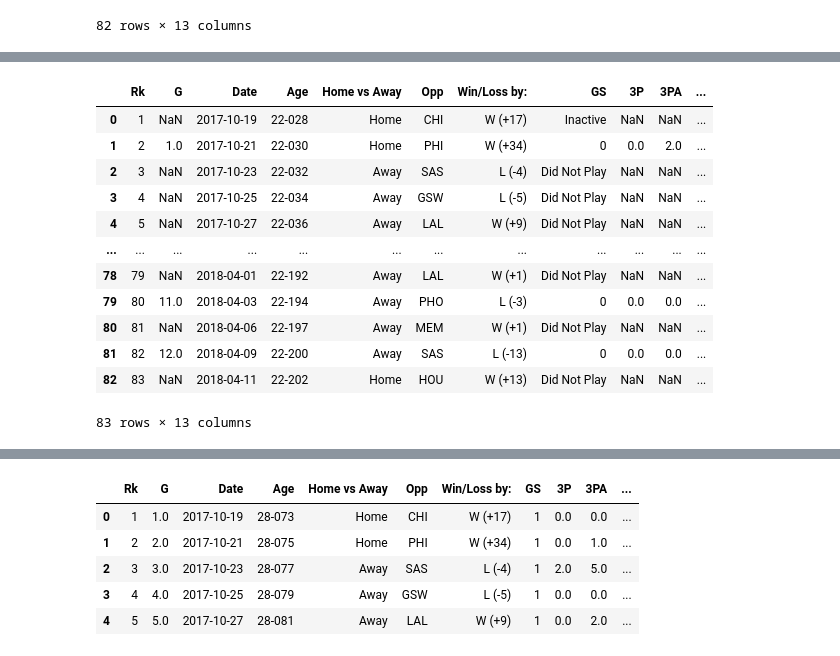
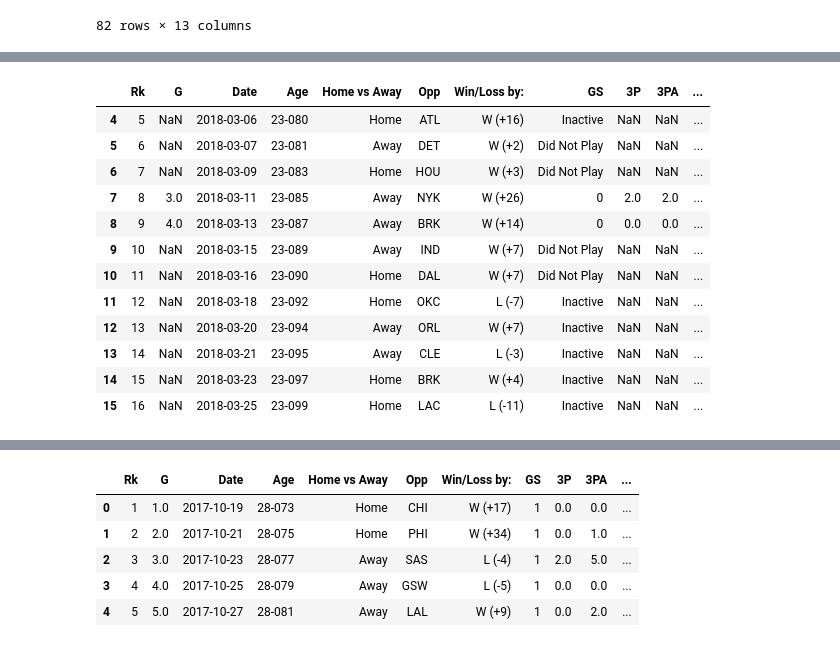
Before and after one commit to jferna73/project-one-, a Jupyter notebook: Data- Daniel/2017-2018 DataFrame.ipynb, the cells around one changed output, grey strips where cells are left out. Saved outputs shown, nothing was run; the diff lists cells and outputs as text; code cells hidden in the pictures.

```diff
--- a/Data- Daniel/2017-2018 DataFrame.ipynb
+++ b/Data- Daniel/2017-2018 DataFrame.ipynb
@@ -585,33 +630,39 @@ alfonzo_mckinnie_df
 # %%
-bruno_cabaclo_df = bruno_cabaclo.drop(columns = ['FT', 'FTA', 'FT%', 'ORB',
-       'DRB', 'TRB', 'AST', 'STL', 'BLK', 'TOV', 'PF', 'PTS', 'GmSc', '+/-','MP', 'FG','FGA','FG%', 'Tm'])
-bruno_cabaclo_df['Date'] = pd.to_datetime(bruno_cabaclo_df['Date'], format = "%Y-%m-%d")
-bruno_cabaclo_df['Time Rested'] = kyle_df['Time Rested']
+# take only the games where player played on the RAPTORS
+nigel_hayes_df = nigel_hayes.loc[nigel_hayes['Tm'] == "TOR", :]
+
+# Drop the unwanted columns
+nigel_hayes_df = nigel_hayes_df.drop(columns = ['FT', 'FTA', 'FT%', 'ORB',
+       'DRB', 'TRB', 'AST', 'STL', 'BLK', 'TOV', 'PF', 'PTS', 'GmSc', '+/-','MP', 'FG','FGA','FG%','Tm'])
+nigel_hayes_df['Date'] = pd.to_datetime(nigel_hayes_df['Date'], format = "%Y-%m-%d")
+nigel_hayes_df['Date2'] = nigel_hayes_df['Date'].shift(+1)
+nigel_hayes_df['Time Rested'] = (nigel_hayes_df['Date'] - nigel_hayes_df['Date2']).dt.days
+nigel_hayes_df = nigel_hayes_df.drop(columns=['Date2'])
 
 # rename the unnamed columns for better clarification
-bruno_cabaclo_df = bruno_cabaclo_df.rename(columns = {"Unnamed: 5": "Home vs Away", "Unnamed: 7": "Win/Loss by:"})
+nigel_hayes_df = nigel_hayes_df.rename(columns = {"Unnamed: 5": "Home vs Away", "Unnamed: 7": "Win/Loss by:"})
 
 # replace the NaN values in the speicifc columns
-bruno_cabaclo_df['Home vs Away'].fillna("Home",inplace=True)
-bruno_cabaclo_df['Time Rested'].fillna("N/A", inplace = True)
+nigel_hayes_df['Home vs Away'].fillna("Home",inplace=True)
+nigel_hayes_df['Time Rested'].fillna("N/A", inplace = True)
 
 # replace the value in the column
-bruno_cabaclo_df= bruno_cabaclo_df.replace(to_replace = "@", value = "Away")
+nigel_hayes_df= nigel_hayes_df.replace(to_replace = "@", value = "Away")
 
 # Input player name to the end of the dataFrame
-bruno_cabaclo_df['Name'] = "Bruno Cabaclo"
-bruno_cabaclo_df
+nigel_hayes_df['Name'] = "Nigel Hayes"
+nigel_hayes_df
 # %% [output]
 |  | Rk | G | Date | Age | Home vs Away | Opp | Win/Loss by: | GS | 3P | 3PA | ... |
-| 0 | 1 | NaN | 2017-10-19 | 22-028 | Home | CHI | W (+17) | Inactive | NaN | NaN | ... |
-| 1 | 2 | 1.0 | 2017-10-21 | 22-030 | Home | PHI | W (+34) | 0 | 0.0 | 2.0 | ... |
-| 2 | 3 | NaN | 2017-10-23 | 22-032 | Away | SAS | L (-4) | Did Not Play | NaN | NaN | ... |
-| 3 | 4 | NaN | 2017-10-25 | 22-034 | Away | GSW | L (-5) | Did Not Play | NaN | NaN | ... |
-| 4 | 5 | NaN | 2017-10-27 | 22-036 | Away | LAL | W (+9) | Did Not Play | NaN | NaN | ... |
-| ... | ... | ... | ... | ... | ... | ... | ... | ... | ... | ... | ... |
-| 78 | 79 | NaN | 2018-04-01 | 22-192 | Away | LAL | W (+1) | Did Not Play | NaN | NaN | ... |
-| 79 | 80 | 11.0 | 2018-04-03 | 22-194 | Away | PHO | L (-3) | 0 | 0.0 | 0.0 | ... |
-| 80 | 81 | NaN | 2018-04-06 | 22-197 | Away | MEM | W (+1) | Did Not Play | NaN | NaN | ... |
-| 81 | 82 | 12.0 | 2018-04-09 | 22-200 | Away | SAS | L (-13) | 0 | 0.0 | 0.0 | ... |
-| 82 | 83 | NaN | 2018-04-11 | 22-202 | Home | HOU | W (+13) | Did Not Play | NaN | NaN | ... |
+| 4 | 5 | NaN | 2018-03-06 | 23-080 | Home | ATL | W (+16) | Inactive | NaN | NaN | ... |
+| 5 | 6 | NaN | 2018-03-07 | 23-081 | Away | DET | W (+2) | Did Not Play | NaN | NaN | ... |
+| 6 | 7 | NaN | 2018-03-09 | 23-083 | Home | HOU | W (+3) | Did Not Play | NaN | NaN | ... |
+| 7 | 8 | 3.0 | 2018-03-11 | 23-085 | Away | NYK | W (+26) | 0 | 2.0 | 2.0 | ... |
+| 8 | 9 | 4.0 | 2018-03-13 | 23-087 | Away | BRK | W (+14) | 0 | 0.0 | 0.0 | ... |
+| 9 | 10 | NaN | 2018-03-15 | 23-089 | Away | IND | W (+7) | Did Not Play | NaN | NaN | ... |
+| 10 | 11 | NaN | 2018-03-16 | 23-090 | Home | DAL | W (+7) | Did Not Play | NaN | NaN | ... |
+| 11 | 12 | NaN | 2018-03-18 | 23-092 | Home | OKC | L (-7) | Inactive | NaN | NaN | ... |
+| 12 | 13 | NaN | 2018-03-20 | 23-094 | Away | ORL | W (+7) | Inactive | NaN | NaN | ... |
+| 13 | 14 | NaN | 2018-03-21 | 23-095 | Away | CLE | L (-3) | Inactive | NaN | NaN | ... |
+| 14 | 15 | NaN | 2018-03-23 | 23-097 | Home | BRK | W (+4) | Inactive | NaN | NaN | ... |
+| 15 | 16 | NaN | 2018-03-25 | 23-099 | Home | LAC | L (-11) | Inactive | NaN | NaN | ... |
-83 rows × 13 columns
```
Also changed, not shown: parts of 27 cells of this notebook, 1 other file.
